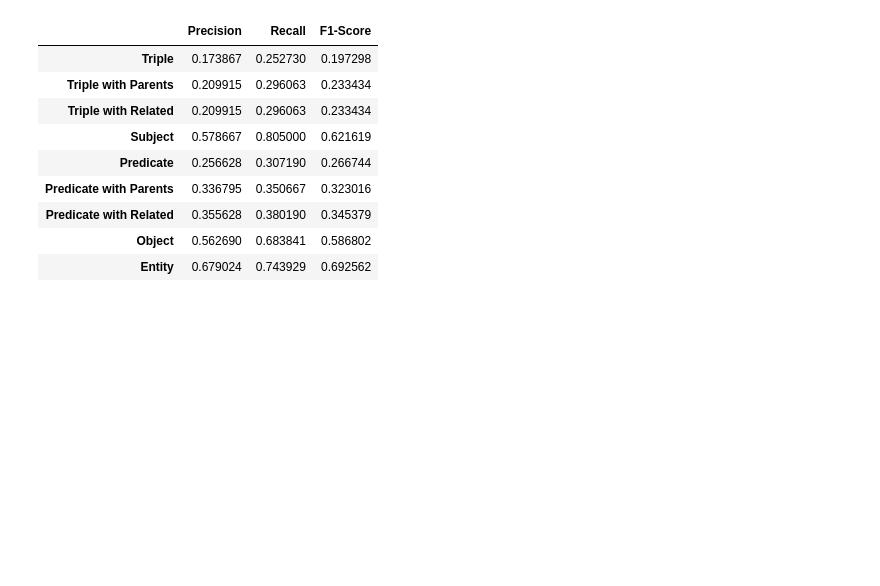
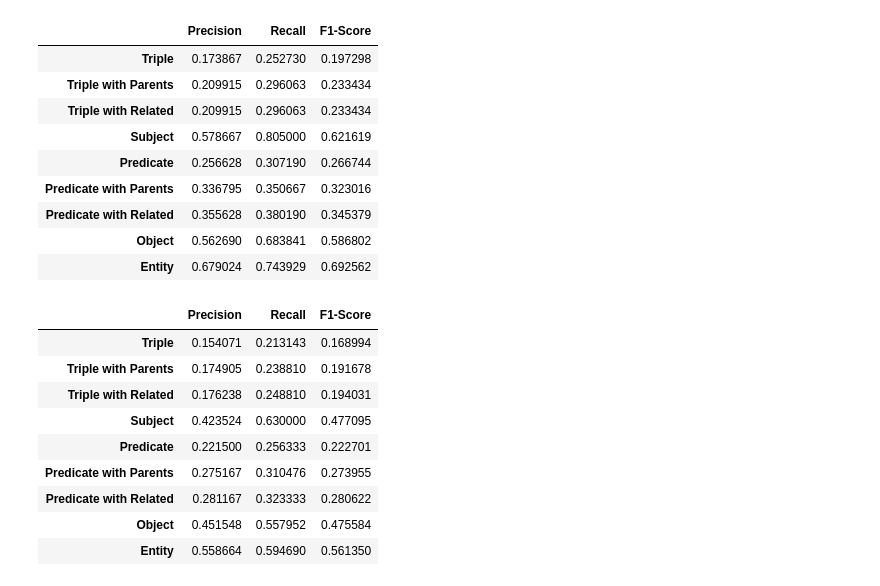
Before and after one commit to maxlautenbach/CIExMAS, a Jupyter notebook: approaches/evaluation_notebook.ipynb, the cells around one changed output. Cells and saved outputs as stored; diff of their text form; code cells hidden in the pictures; blank space fills up the shorter version.

```diff
--- a/approaches/evaluation_notebook.ipynb
+++ b/approaches/evaluation_notebook.ipynb
@@ -280,6 +280,20 @@ reports_test_50[-1][1]
 | Predicate with Related | 0.355628 | 0.380190 | 0.345379 |
 | Object | 0.562690 | 0.683841 | 0.586802 |
 | Entity | 0.679024 | 0.743929 | 0.692562 |
+# %%
+reports_test_50.append(("Gen1 (PredEx) - Llama 3.3 70B (vLLM 4bit AWQ)", generate_report("evaluation_logs/Gen1_PredEx/test-50-evaluation_log-vLLM_kosbu-Llama-3.3-70B-Instruct-AWQ-2025-04-18-1608.xlsx")))
+reports_test_50[-1][1]
+# %% [output]
+|  | Precision | Recall | F1-Score |
+| Triple | 0.154071 | 0.213143 | 0.168994 |
+| Triple with Parents | 0.174905 | 0.238810 | 0.191678 |
+| Triple with Related | 0.176238 | 0.248810 | 0.194031 |
+| Subject | 0.423524 | 0.630000 | 0.477095 |
+| Predicate | 0.221500 | 0.256333 | 0.222701 |
+| Predicate with Parents | 0.275167 | 0.310476 | 0.273955 |
+| Predicate with Related | 0.281167 | 0.323333 | 0.280622 |
+| Object | 0.451548 | 0.557952 | 0.475584 |
+| Entity | 0.558664 | 0.594690 | 0.561350 |
 # %%
 show_report_plot(reports_test_50)
 # %% [output]
```
Also changed, not shown: parts of 2 cells of this notebook.
